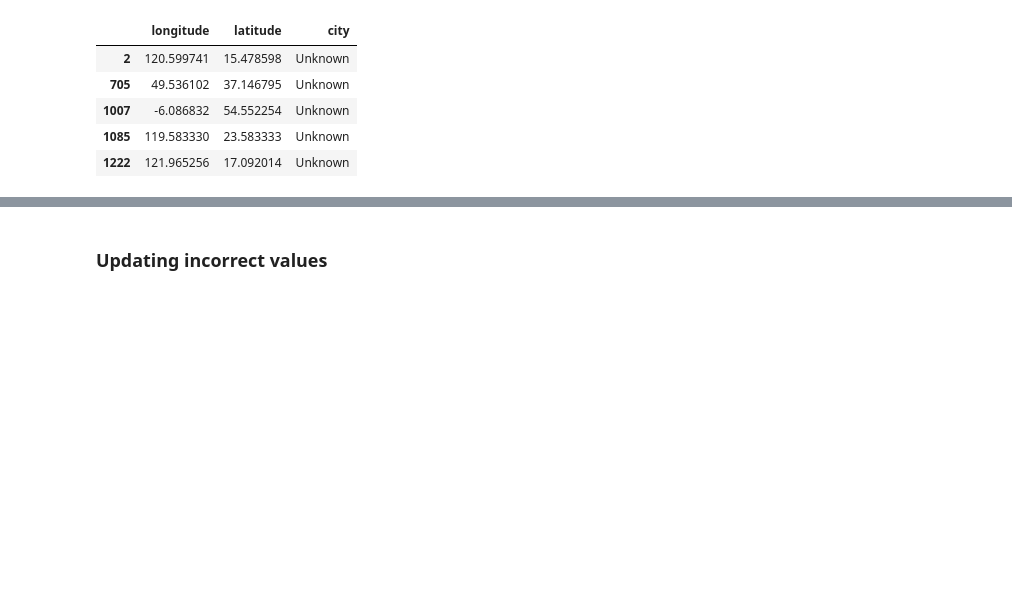
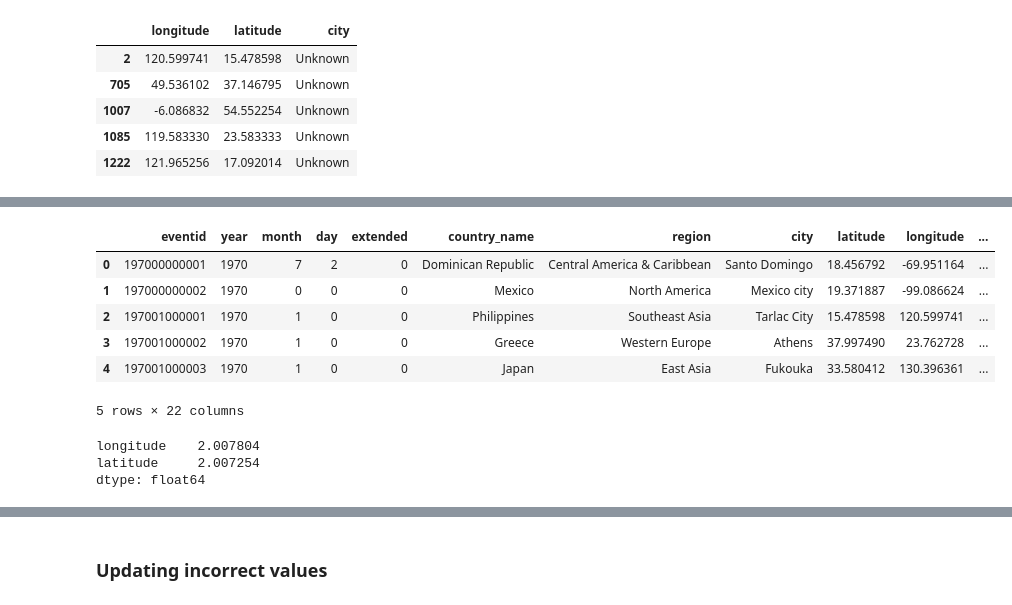
Before and after one commit to JozJozmin/GTD-, a Jupyter notebook: global-terrorism-analysis-capstone-project-ipynb.ipynb, the cells around one changed output, grey strips where cells are left out. Drawn from its saved outputs; the diff is of its cells as text; code cells hidden in the pictures; blank space fills up the shorter version.

```diff
--- a/global-terrorism-analysis-capstone-project-ipynb.ipynb
+++ b/global-terrorism-analysis-capstone-project-ipynb.ipynb
@@ -310,16 +361,16 @@ lat_long_missing.head()
 # %%
-# from geopy.geocoders import Nominatim
-# geolocator = Nominatim(user_agent="my_user_agent")
-# def find_lat_long(row):
-#     try:
-#         city = str(row['city'])
-#         country = str(row['country_name'])
-#         loc = geolocator.geocode(city+','+ country)
-#         #loc = geolocator.geocode(country,timeout=10)
-#         row['longitude'] = loc.longitude
-#         row['latitude'] = loc.latitude
-#         return row
-#     except:
-#         pass
+from geopy.geocoders import Nominatim
+geolocator = Nominatim(user_agent="my_user_agent")
+def find_lat_long(row):
+    try:
+        city = str(row['city'])
+        country = str(row['country_name'])
+        loc = geolocator.geocode(city+','+ country)
+        #loc = geolocator.geocode(country,timeout=10)
+        row['longitude'] = loc.longitude
+        row['latitude'] = loc.latitude
+        return row
+    except:
+         pass
 # %%
-#lat_long_missing[:5].apply(find_lat_long , axis = 1)
+y = lat_long_missing.apply(find_lat_long,axis=1)
@@ -478,4 +396,25 @@ data.city.value_counts()
+# %%
+def find_lat_long(df1,df2):
+    for i in df2.index:
+        if i in df1.index:
+            df1.loc[i, ['longitude']] = df2.loc[i,'longitude']
+            df1.loc[i, ['latitude']] = df2.loc[i,'latitude']
+    return df1
+
+find_lat_long(data_new,y).head()
+# %% [output]
+|  | eventid | year | month | day | extended | country_name | region | city | latitude | longitude | ... |
+| 0 | 197000000001 | 1970 | 7 | 2 | 0 | Dominican Republic | Central America & Caribbean | Santo Domingo | 18.456792 | -69.951164 | ... |
+| 1 | 197000000002 | 1970 | 0 | 0 | 0 | Mexico | North America | Mexico city | 19.371887 | -99.086624 | ... |
+| 2 | 197001000001 | 1970 | 1 | 0 | 0 | Philippines | Southeast Asia | Tarlac City | 15.478598 | 120.599741 | ... |
+| 3 | 197001000002 | 1970 | 1 | 0 | 0 | Greece | Western Europe | Athens | 37.997490 | 23.762728 | ... |
+| 4 | 197001000003 | 1970 | 1 | 0 | 0 | Japan | East Asia | Fukouka | 33.580412 | 130.396361 | ... |
+5 rows × 22 columns
 # %%
-((data_new.isna().sum()/data_new.shape[0])*100).sort_values(ascending= False)
+((data_new[['longitude','latitude']].isna().sum()/data_new.shape[0])*100).sort_values(ascending= False)
+# %% [output]
+longitude    2.007804
+latitude     2.007254
+dtype: float64
 # %%
 data_new.describe()
```
Also changed, not shown: parts of 55 cells of this notebook.
